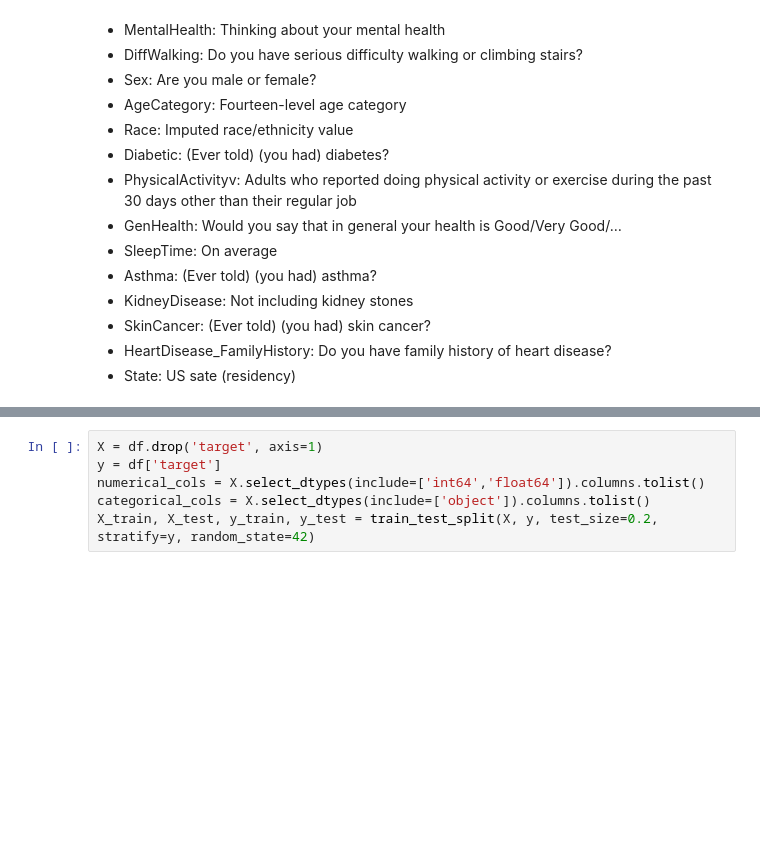
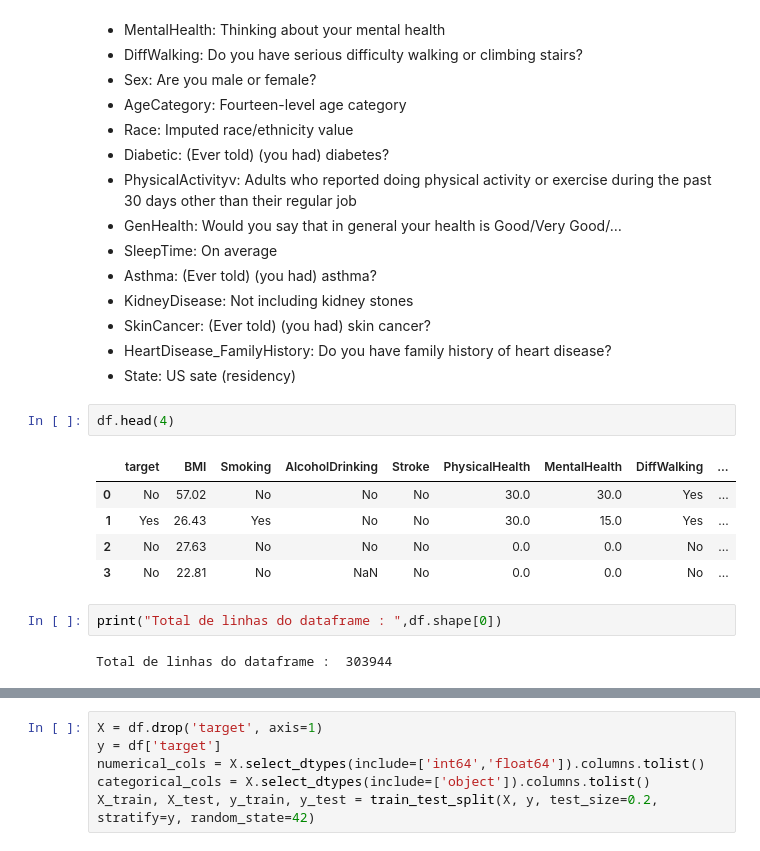
Before and after one commit to andreaafs/MVP-Machine-Learning-Analytics, a Jupyter notebook: MVP_Heart_Disease.ipynb, the cells around one changed output, grey strips where cells are left out. Cells and saved outputs as stored; diff of their text form; blank space fills up the shorter version.

```diff
--- a/MVP_Heart_Disease.ipynb
+++ b/MVP_Heart_Disease.ipynb
@@ -212,3 +212,15 @@ during the past 30 days other than their regular job
 *  SkinCancer: (Ever told) (you had) skin cancer?
 *  HeartDisease_FamilyHistory: Do you have family history of heart disease?
 *  State: US sate (residency)
+# %%
+df.head(4)
+# %% [output]
+|  | target | BMI | Smoking | AlcoholDrinking | Stroke | PhysicalHealth | MentalHealth | DiffWalking | ... |
+| 0 | No | 57.02 | No | No | No | 30.0 | 30.0 | Yes | ... |
+| 1 | Yes | 26.43 | Yes | No | No | 30.0 | 15.0 | Yes | ... |
+| 2 | No | 27.63 | No | No | No | 0.0 | 0.0 | No | ... |
+| 3 | No | 22.81 | No | NaN | No | 0.0 | 0.0 | No | ... |
+# %%
+print("Total de linhas do dataframe : ",df.shape[0])
+# %% [output]
+Total de linhas do dataframe :  303944
```
Also changed, not shown: parts of 3 cells of this notebook.
